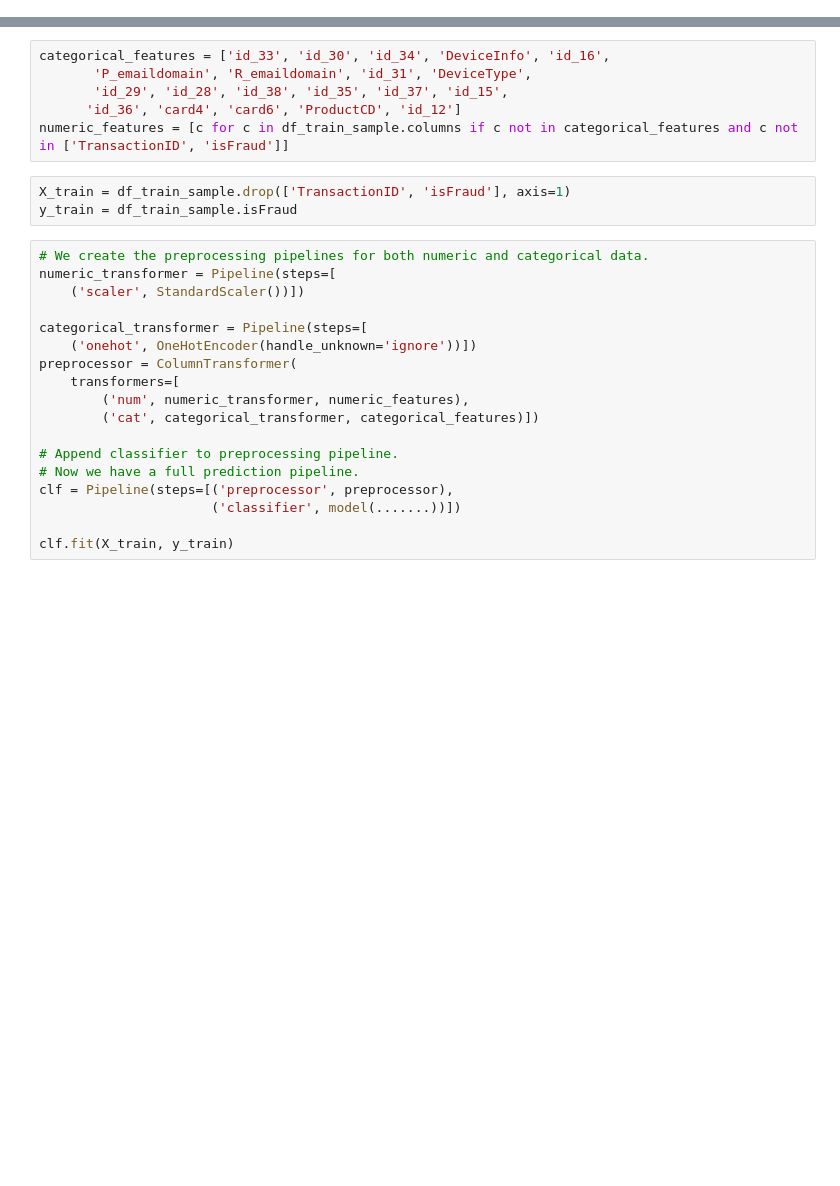
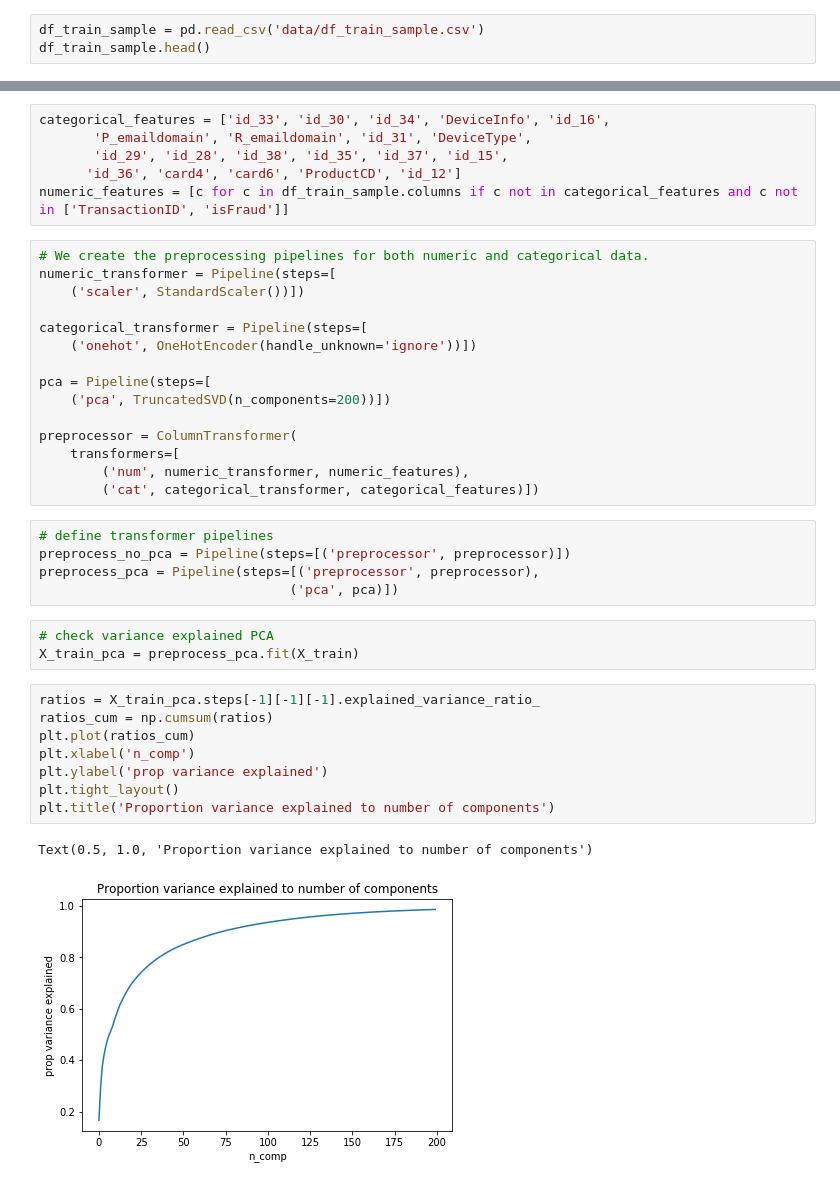
Before and after one commit to PrinceJavier/ieee_cis_fraud_detection, a Jupyter notebook: ieee_cis_fraud_detection.deep_learning.ipynb, the cells around one changed output, grey strips where cells are left out. Saved outputs shown, nothing was run; the diff lists cells and outputs as text; blank space fills up the shorter version.

```diff
--- a/ieee_cis_fraud_detection.deep_learning.ipynb
+++ b/ieee_cis_fraud_detection.deep_learning.ipynb
@@ -26,0 +24,3 @@ from sklearn.compose import ColumnTransformer
+# %%
+df_train_sample = pd.read_csv('data/df_train_sample.csv')
+df_train_sample.head()
@@ -30,9 +80,6 @@ categorical_features = ['id_33', 'id_30', 'id_34', 'DeviceInfo', 'id_16',
        'id_29', 'id_28', 'id_38', 'id_35', 'id_37', 'id_15',
       'id_36', 'card4', 'card6', 'ProductCD', 'id_12']
 numeric_features = [c for c in df_train_sample.columns if c not in categorical_features and c not in ['TransactionID', 'isFraud']]
-# %%
-X_train = df_train_sample.drop(['TransactionID', 'isFraud'], axis=1)
-y_train = df_train_sample.isFraud
 # %%
 # We create the preprocessing pipelines for both numeric and categorical data.
 numeric_transformer = Pipeline(steps=[
@@ -40,14 +87,30 @@ numeric_transformer = Pipeline(steps=[
 
 categorical_transformer = Pipeline(steps=[
     ('onehot', OneHotEncoder(handle_unknown='ignore'))])
+
+pca = Pipeline(steps=[
+    ('pca', TruncatedSVD(n_components=200))])
+
 preprocessor = ColumnTransformer(
     transformers=[
         ('num', numeric_transformer, numeric_features),
         ('cat', categorical_transformer, categorical_features)])
-
-# Append classifier to preprocessing pipeline.
-# Now we have a full prediction pipeline.
-clf = Pipeline(steps=[('preprocessor', preprocessor),
-                      ('classifier', model(.......))])
-
-clf.fit(X_train, y_train)
+# %%
+# define transformer pipelines
+preprocess_no_pca = Pipeline(steps=[('preprocessor', preprocessor)])
+preprocess_pca = Pipeline(steps=[('preprocessor', preprocessor),
+                                ('pca', pca)])
+# %%
+# check variance explained PCA
+X_train_pca = preprocess_pca.fit(X_train)
+# %%
+ratios = X_train_pca.steps[-1][-1][-1].explained_variance_ratio_
+ratios_cum = np.cumsum(ratios)
+plt.plot(ratios_cum)
+plt.xlabel('n_comp')
+plt.ylabel('prop variance explained')
+plt.tight_layout()
+plt.title('Proportion variance explained to number of components')
+# %% [output]
+Text(0.5, 1.0, 'Proportion variance explained to number of components')
+[figure, added]
```
Also changed, not shown: parts of 90 cells of this notebook, 4 other files.
